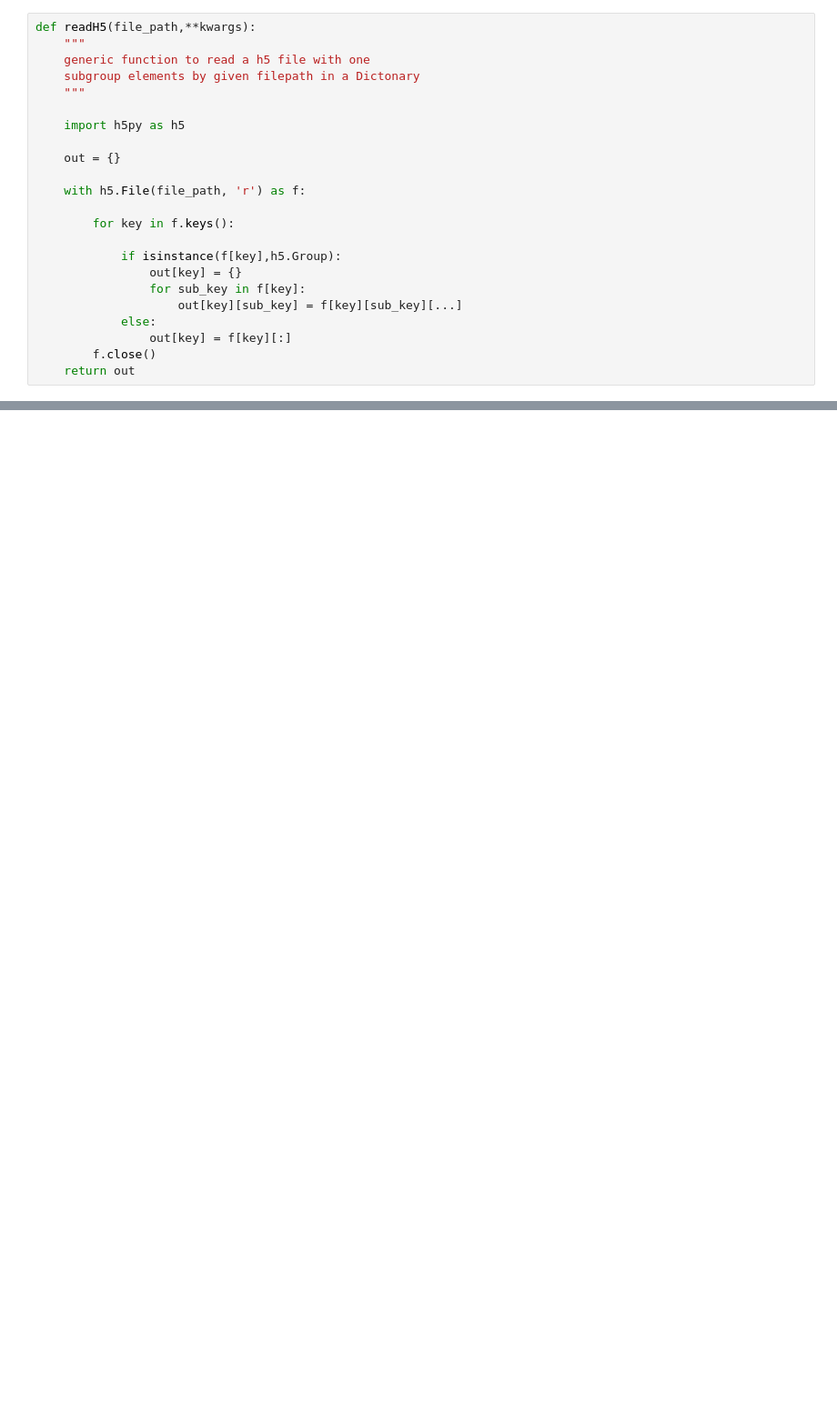
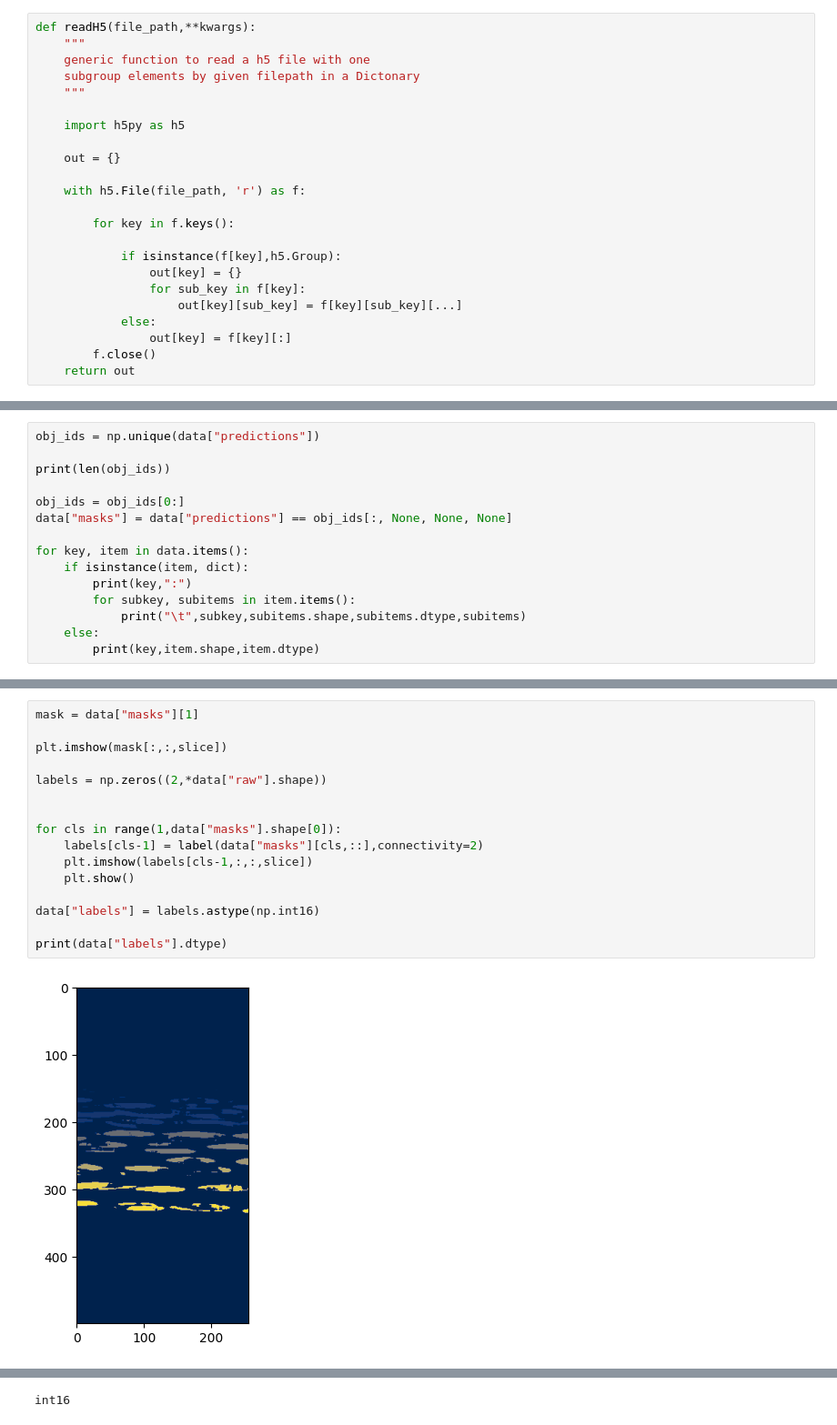
Before and after one commit to choROPeNt/3dseg, a Jupyter notebook: notebooks/01_convert_h52nrrd.ipynb, the cells around one changed output, grey strips where cells are left out. Shown at 91% size. Drawn from its saved outputs; the diff is of its cells as text; blank space fills up the shorter version.

```diff
--- a/notebooks/01_convert_h52nrrd.ipynb
+++ b/notebooks/01_convert_h52nrrd.ipynb
@@ -90,0 +97,15 @@ uint16 3 (array(0.020618), array(0.020618), array(0.020618)) [ 0.        3.95865
+# %%
+obj_ids = np.unique(data["predictions"])
+
+print(len(obj_ids))
+
+obj_ids = obj_ids[0:]
+data["masks"] = data["predictions"] == obj_ids[:, None, None, None]
+
+for key, item in data.items():
+    if isinstance(item, dict):
+        print(key,":")
+        for subkey, subitems in item.items():
+            print("\t",subkey,subitems.shape,subitems.dtype,subitems)
+    else:
+        print(key,item.shape,item.dtype)
@@ -90,0 +132,18 @@ uint16 3 (array(0.020618), array(0.020618), array(0.020618)) [ 0.        3.95865
+# %%
+mask = data["masks"][1]
+
+plt.imshow(mask[:,:,slice])
+
+labels = np.zeros((2,*data["raw"].shape))
+
+
+for cls in range(1,data["masks"].shape[0]):
+    labels[cls-1] = label(data["masks"][cls,::],connectivity=2)
+    plt.imshow(labels[cls-1,:,:,slice])
+    plt.show()
+
+data["labels"] = labels.astype(np.int16)
+
+print(data["labels"].dtype)
+# %% [output]
+[figure, added]
@@ -90,0 +151 @@ uint16 3 (array(0.020618), array(0.020618), array(0.020618)) [ 0.        3.95865
+int16
```
Also changed, not shown: parts of 13 cells of this notebook, 1 other file.
